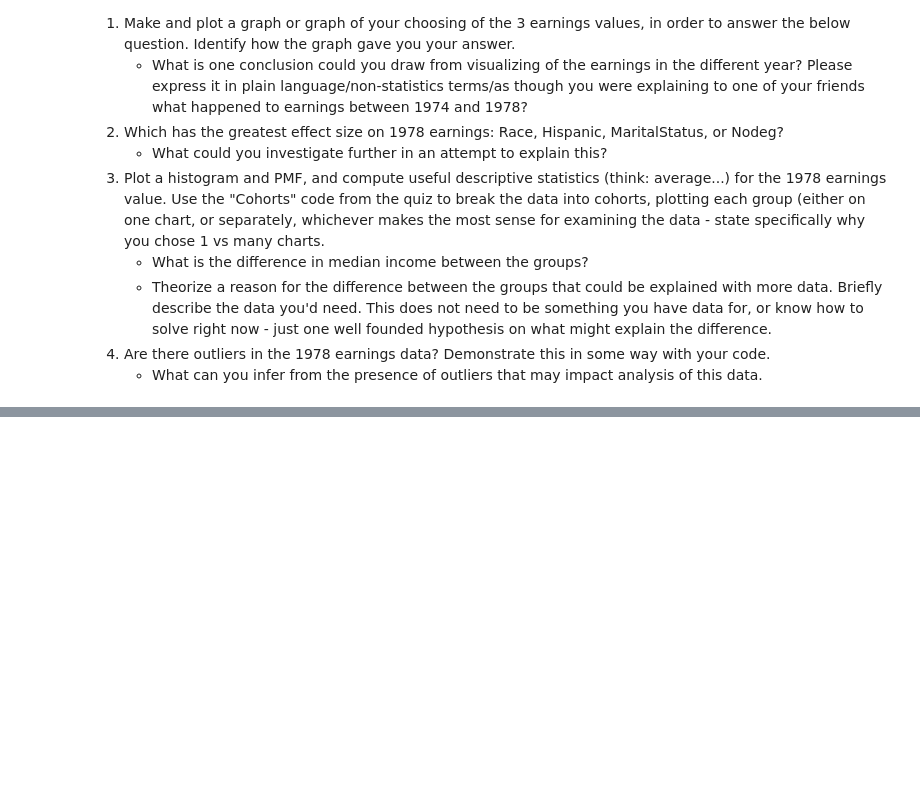
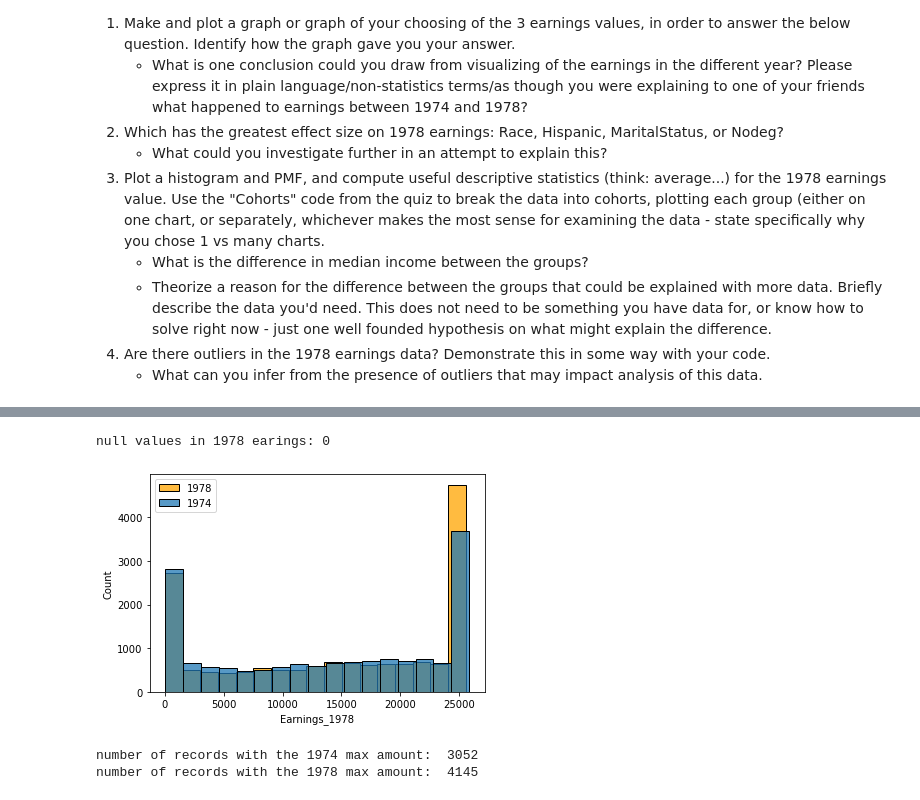
Before and after one commit to shaunmcgregor/BSIP_Assignment_1_Students, a Jupyter notebook: stats_asn_1_stud_temp.ipynb, the cells around one changed output, grey strips where cells are left out. Saved outputs shown, nothing was run; the diff lists cells and outputs as text; code cells hidden in the pictures; blank space fills up the shorter version.

```diff
--- a/stats_asn_1_stud_temp.ipynb
+++ b/stats_asn_1_stud_temp.ipynb
@@ -243,0 +289,15 @@ As a conclusion, there seems to be a large jump in the number of people earning
+# %%
+
+sns.histplot(data= df["Earnings_1978"], color="orange", label="1978")
+sns.histplot(data= df["Earnings_1974"], label="1974")
+plt.legend()
+print("null values in 1978 earings:", df["Earnings_1978"].isnull().sum())
+# %% [output]
+null values in 1978 earings: 0
+[figure, added]
+# %%
+print("number of records with the 1974 max amount: ", len(df[df["Earnings_1974"] == 25862.32]))
+print("number of records with the 1978 max amount: ", len(df[df["Earnings_1978"] == 25564.67]))
+# %% [output]
+number of records with the 1974 max amount:  3052
+number of records with the 1978 max amount:  4145
```
Also changed, not shown: parts of 18 cells of this notebook.
